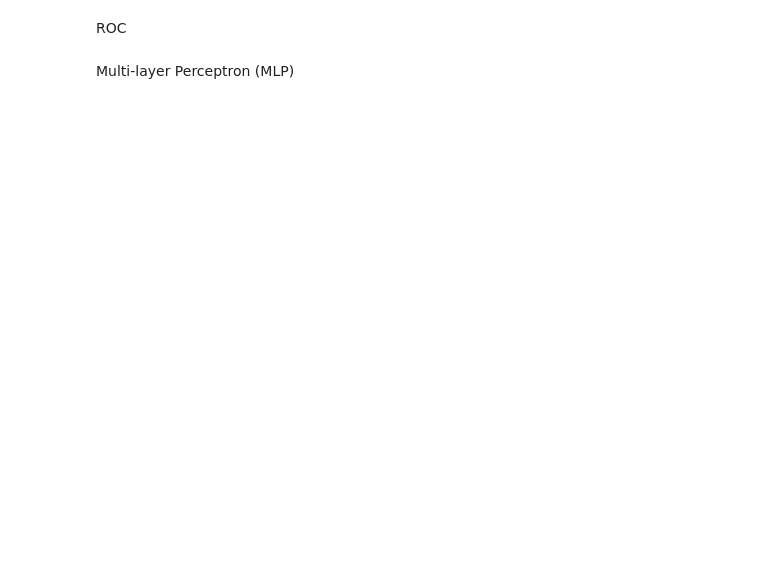
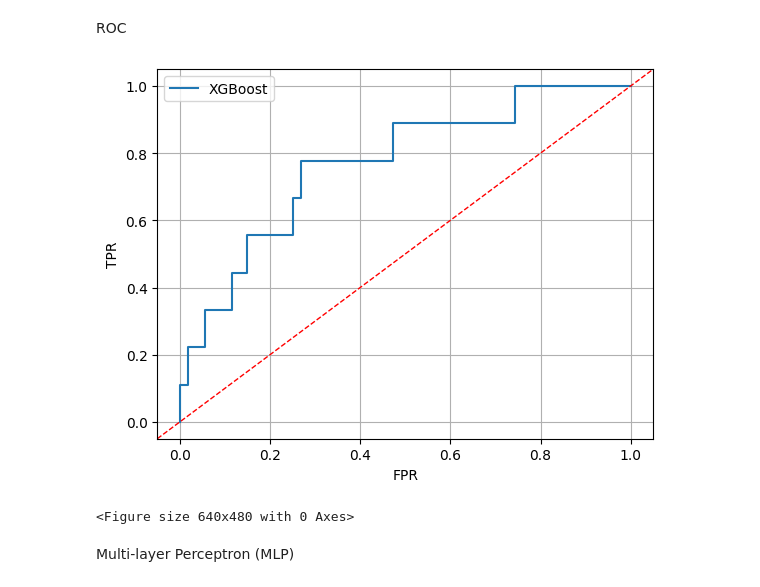
Before and after one commit to hds-sandbox/Dyn_Risk_Pred_Course, a Jupyter notebook: lectures/exercise_solutions/Workshop_2_Modelling.ipynb, the cells around one changed output. Saved outputs shown, nothing was run; the diff lists cells and outputs as text; code cells hidden in the pictures; blank space fills up the shorter version.

```diff
--- a/lectures/exercise_solutions/Workshop_2_Modelling.ipynb
+++ b/lectures/exercise_solutions/Workshop_2_Modelling.ipynb
@@ -175,17 +222,20 @@ print("Best GB parameters:", gb_search.best_params_)
 # %% [markdown]
 ROC
 # %%
-gb_best = gb_search.best_estimator_
+xgb_best = gb_search.best_estimator_
 y_test_prob = xgb_best.predict_proba(X_test)[:, 1]
 fpr, tpr, _ = roc_curve(y_test, y_test_prob)
 plt.plot(fpr, tpr, label='XGBoost')
 plt.xlabel('FPR')
 plt.ylabel('TPR')
 plt.legend()
 plt.axline((0, 0), (1, 1), linewidth=1, linestyle = '--', color='r')
 plt.grid()
 plt.show()
 plt.clf()
+# %% [output]
+[figure, added]
+<Figure size 640x480 with 0 Axes>
 # %% [markdown]
 Multi-layer Perceptron (MLP)
 # %%
```
Also changed, not shown: parts of 17 cells of this notebook, 7 other files.
